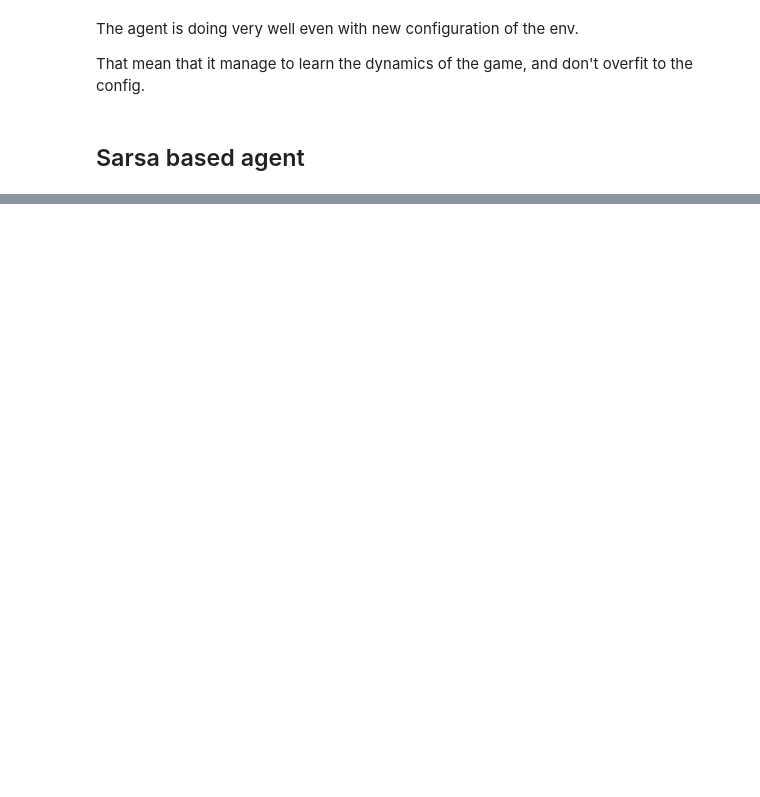
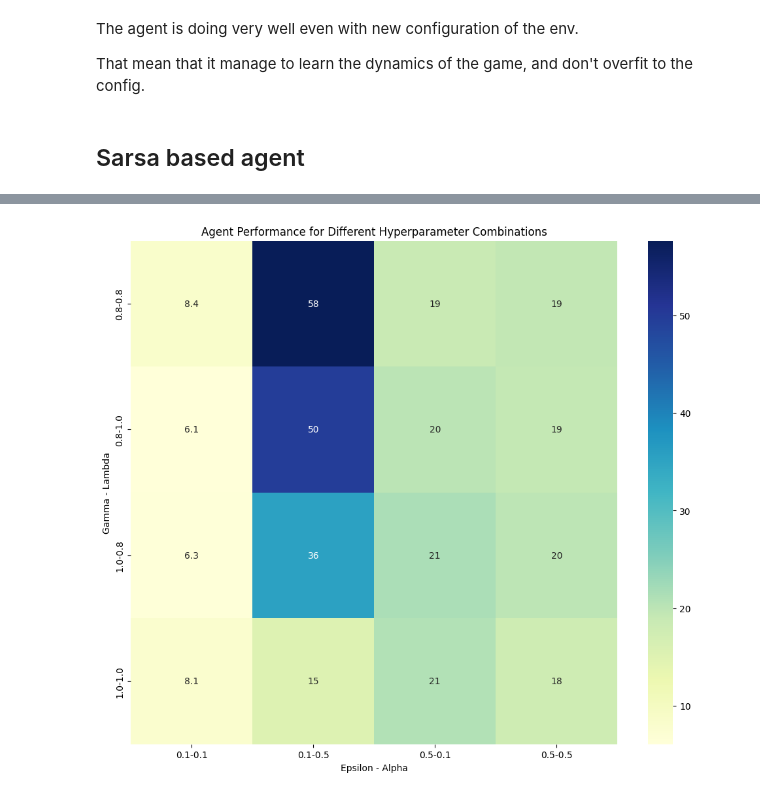
Before and after one commit to romain-mondelice/3MD4120-Reinforcement-Learning-Individual-Assignment, a Jupyter notebook: notebooks/main_notebook.ipynb, the cells around one changed output, grey strips where cells are left out. Saved outputs shown, nothing was run; the diff lists cells and outputs as text; code cells hidden in the pictures; blank space fills up the shorter version.

Commit message:
Add sarsa agent code

```diff
--- a/notebooks/main_notebook.ipynb
+++ b/notebooks/main_notebook.ipynb
@@ -323,8 +315,8 @@ class SarsaLambdaAgent:
         self.lambda_ = lambda_
         self.epsilon = epsilon
         self.alpha = alpha
-        self.Q = defaultdict(lambda: np.zeros(env.action_space.n))
-        self.E = defaultdict(lambda: np.zeros(env.action_space.n))  # Eligibility traces
+        self.Q = defaultdict(self.zero_action_value)
+        self.E = defaultdict(self.zero_action_value)
 
     def zero_action_value(self):
         return np.zeros(self.env.action_space.n)
@@ -364,0 +429,2 @@ class SarsaLambdaAgent:
+# %%
+trained_agent, episode_rewards = train_sarsa_lambda_agent('TextFlappyBird-v0', episodes=1000)
@@ -364,0 +449,19 @@ class SarsaLambdaAgent:
+# %%
+import itertools
+import pandas as pd
+
+gammas = [0.8, 1.0]
+epsilons = [0.1, 0.5]
+lambdas = [0.8, 1.0]
+alphas = [0.1, 0.5]
+
+# Create a list of all possible combinations of hyperparameters
+param_combinations = list(itertools.product(gammas, epsilons, lambdas, alphas))
+# %%
+# Initialize a list to store the performance results
+results = []
+
+for gamma, epsilon, lambda_, alpha in param_combinations:
+    trained_agent, _ = train_sarsa_lambda_agent('TextFlappyBird-v0', episodes=1000, gamma=gamma, epsilon=epsilon, lambda_=lambda_, alpha=alpha)
+    total_reward = test_sarsa_lambda_agent(trained_agent, episodes=100)
+    results.append([gamma, epsilon, lambda_, alpha, total_reward])
@@ -364,0 +488,15 @@ class SarsaLambdaAgent:
+# %%
+# Create a DataFrame from the results
+df = pd.DataFrame(results, columns=['Gamma', 'Epsilon', 'Lambda', 'Alpha', 'Total Reward'])
+
+# Pivot the DataFrame to create a multi-index for the heatmap
+pivot_df = df.pivot_table(index=['Gamma', 'Lambda'], columns=['Epsilon', 'Alpha'], values='Total Reward')
+
+plt.figure(figsize=(12, 10))
+sns.heatmap(pivot_df, annot=True, cmap="YlGnBu")
+plt.xlabel('Epsilon - Alpha')
+plt.ylabel('Gamma - Lambda')
+plt.title('Agent Performance for Different Hyperparameter Combinations')
+plt.show()
+# %% [output]
+[figure, added]
```
Also changed, not shown: parts of 24 cells of this notebook, 1 other file.
